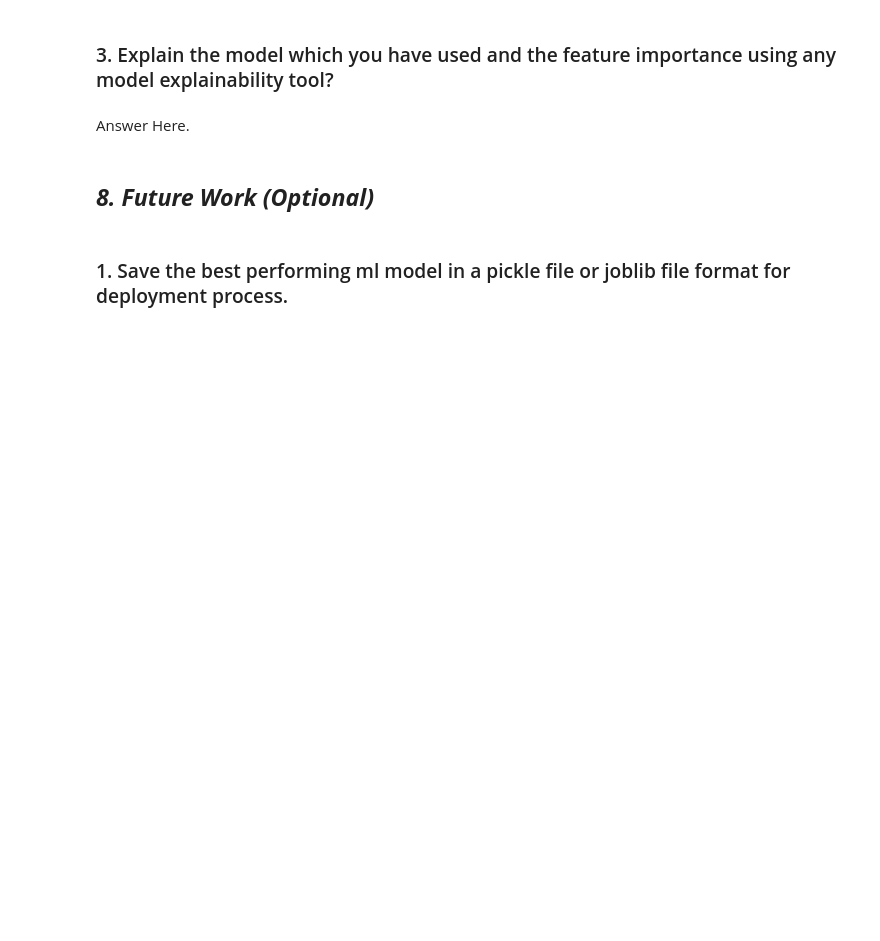
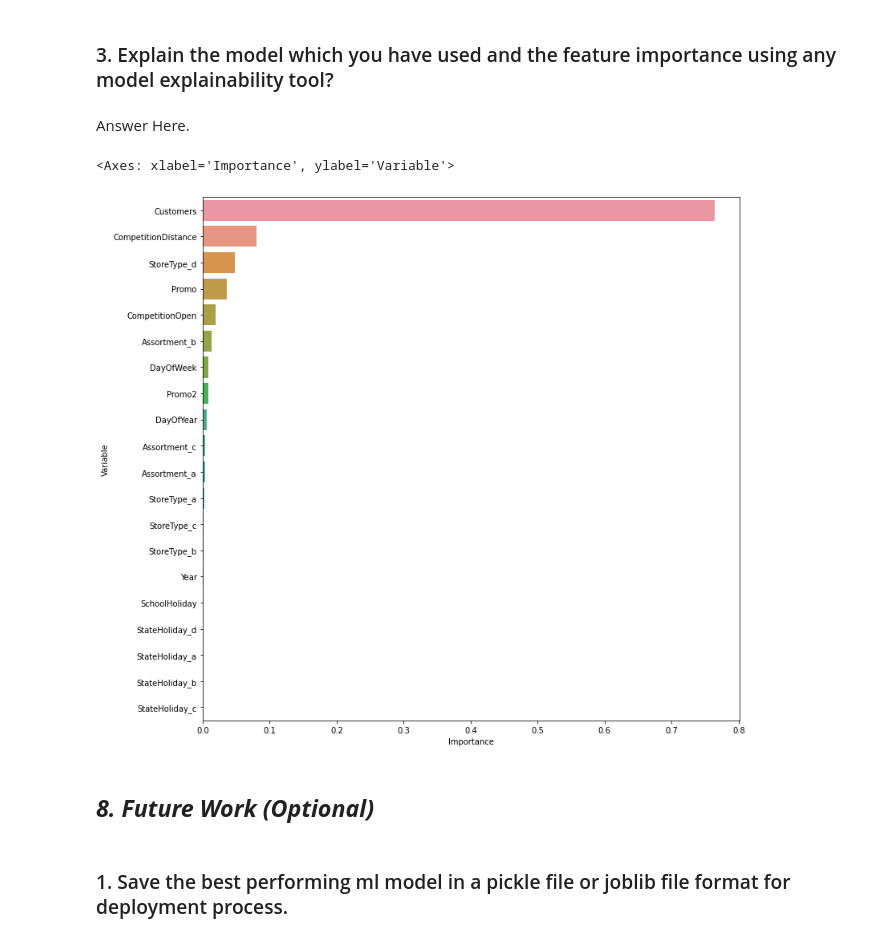
Before and after one commit to Rajat-Sri/Capstone---2---Rossmann-Sales-Prediction-Regression-Model, a Jupyter notebook: Rossmann_Sales_Prediction_Regression_Model.ipynb, the cells around one changed output. Drawn from its saved outputs; the diff is of its cells as text; code cells hidden in the pictures; blank space fills up the shorter version.

```diff
--- a/Rossmann_Sales_Prediction_Regression_Model.ipynb
+++ b/Rossmann_Sales_Prediction_Regression_Model.ipynb
@@ -1779,6 +1727,15 @@ Improvement of 25.918 % was seen in Decision Tree against Linear Regression.
 ### 3. Explain the model which you have used and the feature importance using any model explainability tool?
 # %% [markdown]
 Answer Here.
+# %%
+#visualising feature importance
+fig, ax = plt.subplots(figsize=(12,12))
+feature_imp = pd.DataFrame({"Variable": X_test.columns,"Importance": random_dt.feature_importances_})
+feature_imp.sort_values(by="Importance", ascending=False, inplace = True)
+sns.barplot(x=feature_imp['Importance'], y= feature_imp['Variable'])
+# %% [output]
+<Axes: xlabel='Importance', ylabel='Variable'>
+[figure, added]
 # %% [markdown]
 ## ***8.*** ***Future Work (Optional)***
 # %% [markdown]
```
Also changed, not shown: parts of 2 cells of this notebook.
